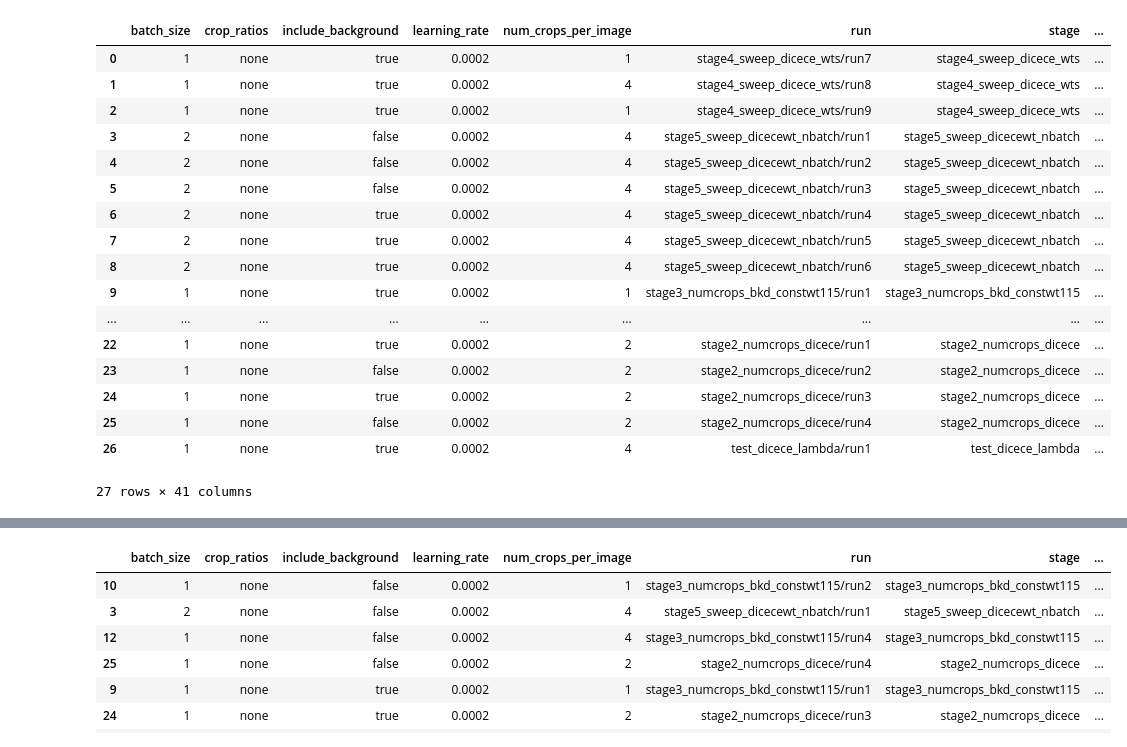
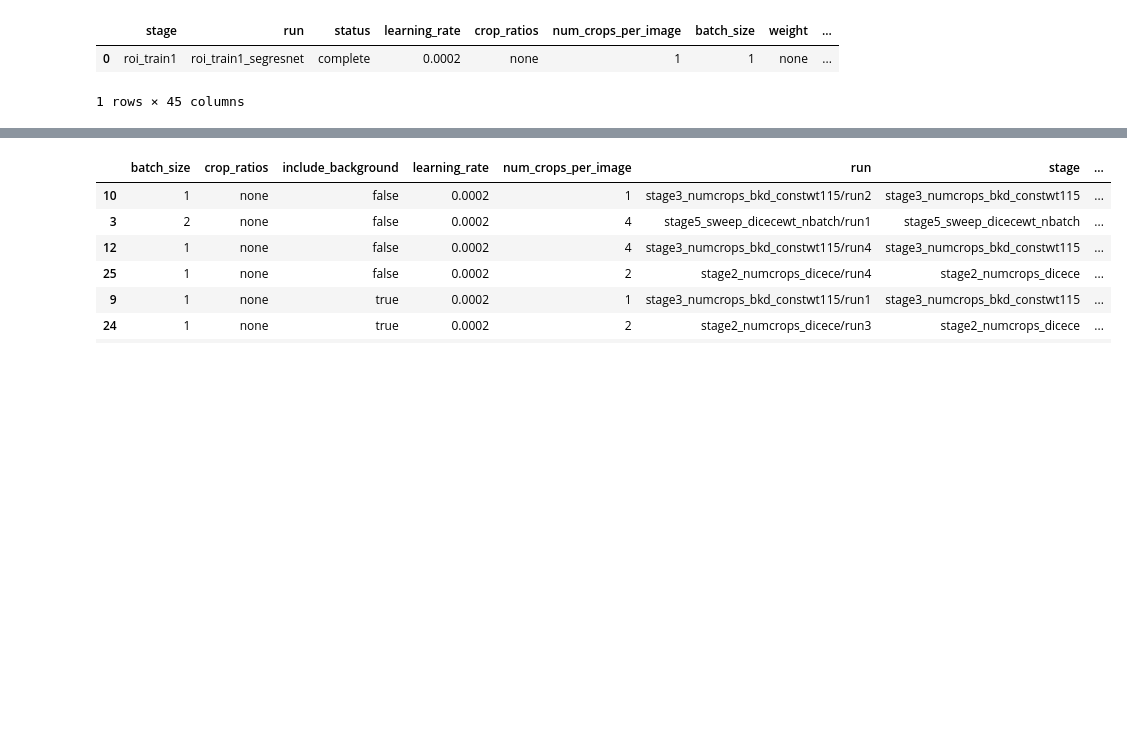
Before and after one commit to srs328/prl_project, a Jupyter notebook: notebooks/evaluate_gridsearch.ipynb, the cells around one changed output, grey strips where cells are left out. Saved outputs shown, nothing was run; the diff lists cells and outputs as text; code cells hidden in the pictures; blank space fills up the shorter version.

```diff
--- a/notebooks/evaluate_gridsearch.ipynb
+++ b/notebooks/evaluate_gridsearch.ipynb
@@ -162,21 +151,15 @@ df = compile_all_metrics(dataset_name, stages, params_to_gather, extra_runs=extr
 # %%
-df
+reload_recursive(scripts.compile_run_metrics)
+from scripts.compile_run_metrics import compile_standalone_run
+
+compile_standalone_run(
+    "roi_train1",
+    "roi_train1",
+    "/media/smbshare/srs-9/prl_project/training/roi_train1_segresnet",
+    params_to_gather,
+    True
+)
 # %% [output]
-|  | batch_size | crop_ratios | include_background | learning_rate | num_crops_per_image | run | stage | ... |
-| 0 | 1 | none | true | 0.0002 | 1 | stage4_sweep_dicece_wts/run7 | stage4_sweep_dicece_wts | ... |
-| 1 | 1 | none | true | 0.0002 | 4 | stage4_sweep_dicece_wts/run8 | stage4_sweep_dicece_wts | ... |
-| 2 | 1 | none | true | 0.0002 | 1 | stage4_sweep_dicece_wts/run9 | stage4_sweep_dicece_wts | ... |
-| 3 | 2 | none | false | 0.0002 | 4 | stage5_sweep_dicecewt_nbatch/run1 | stage5_sweep_dicecewt_nbatch | ... |
-| 4 | 2 | none | false | 0.0002 | 4 | stage5_sweep_dicecewt_nbatch/run2 | stage5_sweep_dicecewt_nbatch | ... |
-| 5 | 2 | none | false | 0.0002 | 4 | stage5_sweep_dicecewt_nbatch/run3 | stage5_sweep_dicecewt_nbatch | ... |
-| 6 | 2 | none | true | 0.0002 | 4 | stage5_sweep_dicecewt_nbatch/run4 | stage5_sweep_dicecewt_nbatch | ... |
-| 7 | 2 | none | true | 0.0002 | 4 | stage5_sweep_dicecewt_nbatch/run5 | stage5_sweep_dicecewt_nbatch | ... |
-| 8 | 2 | none | true | 0.0002 | 4 | stage5_sweep_dicecewt_nbatch/run6 | stage5_sweep_dicecewt_nbatch | ... |
-| 9 | 1 | none | true | 0.0002 | 1 | stage3_numcrops_bkd_constwt115/run1 | stage3_numcrops_bkd_constwt115 | ... |
-| ... | ... | ... | ... | ... | ... | ... | ... | ... |
-| 22 | 1 | none | true | 0.0002 | 2 | stage2_numcrops_dicece/run1 | stage2_numcrops_dicece | ... |
-| 23 | 1 | none | false | 0.0002 | 2 | stage2_numcrops_dicece/run2 | stage2_numcrops_dicece | ... |
-| 24 | 1 | none | true | 0.0002 | 2 | stage2_numcrops_dicece/run3 | stage2_numcrops_dicece | ... |
-| 25 | 1 | none | false | 0.0002 | 2 | stage2_numcrops_dicece/run4 | stage2_numcrops_dicece | ... |
-| 26 | 1 | none | true | 0.0002 | 4 | test_dicece_lambda/run1 | test_dicece_lambda | ... |
+|  | stage | run | status | learning_rate | crop_ratios | num_crops_per_image | batch_size | weight | ... |
+| 0 | roi_train1 | roi_train1_segresnet | complete | 0.0002 | none | 1 | 1 | none | ... |
-27 rows × 41 columns
+1 rows × 45 columns
```
Also changed, not shown: parts of 23 cells of this notebook, 14 other files.
